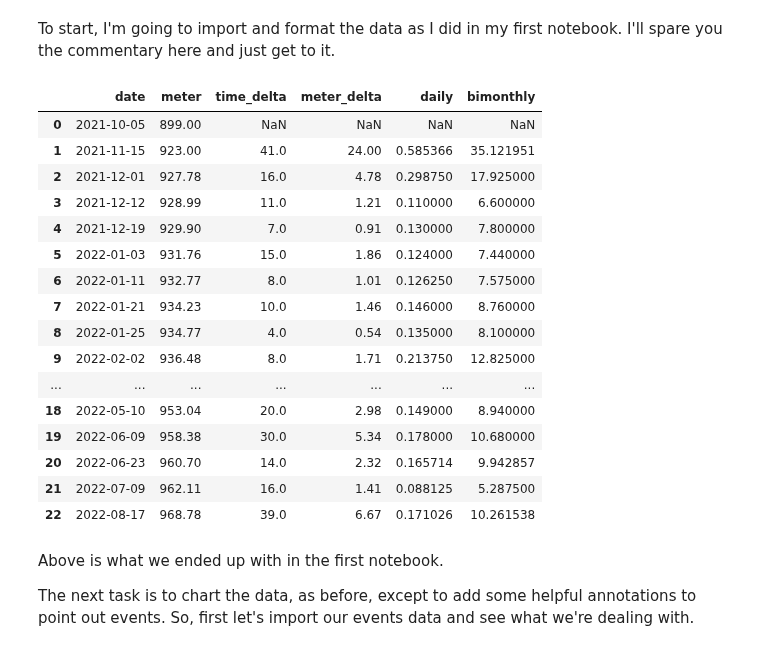
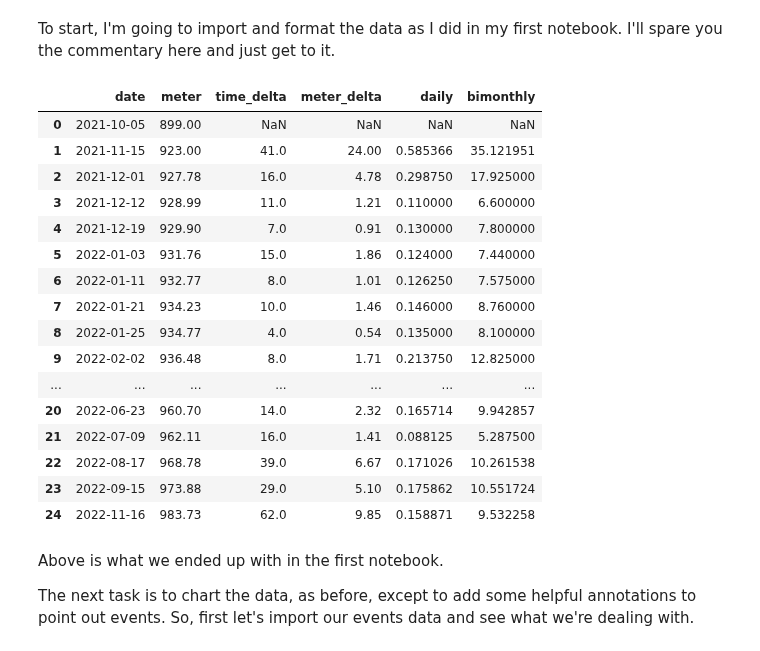
Before and after one commit to zrottman/data-exploration, a Jupyter notebook: water/02_events.ipynb, the cells around one changed output. Saved outputs shown, nothing was run; the diff lists cells and outputs as text; code cells hidden in the pictures.

```diff
--- a/water/02_events.ipynb
+++ b/water/02_events.ipynb
@@ -10,39 +10,39 @@ To start, I'm going to import and format the data as I did in my first notebook.
 import numpy as np
 import matplotlib.pyplot as plt
 import pandas as pd
 import seaborn as sns
 
 # Read data and convert date data to pandas datetime object
-meter = pd.read_csv('../data/water.csv')
+meter = pd.read_csv('data/water.csv')
 meter.date = pd.to_datetime(meter.date)
 
 # Add columns for calculating the deltas
 meter['time_delta'] = meter.date.diff().dt.days
 meter['meter_delta'] = meter.meter.diff()
 
 # Add columns for average daily usage and projected 60-day usage
 meter['daily'] = meter.meter_delta / meter.time_delta
 meter['bimonthly'] = meter.daily * 60
 
 meter
 # %% [output]
 |  | date | meter | time_delta | meter_delta | daily | bimonthly |
 | 0 | 2021-10-05 | 899.00 | NaN | NaN | NaN | NaN |
 | 1 | 2021-11-15 | 923.00 | 41.0 | 24.00 | 0.585366 | 35.121951 |
 | 2 | 2021-12-01 | 927.78 | 16.0 | 4.78 | 0.298750 | 17.925000 |
 | 3 | 2021-12-12 | 928.99 | 11.0 | 1.21 | 0.110000 | 6.600000 |
 | 4 | 2021-12-19 | 929.90 | 7.0 | 0.91 | 0.130000 | 7.800000 |
 | 5 | 2022-01-03 | 931.76 | 15.0 | 1.86 | 0.124000 | 7.440000 |
 | 6 | 2022-01-11 | 932.77 | 8.0 | 1.01 | 0.126250 | 7.575000 |
 | 7 | 2022-01-21 | 934.23 | 10.0 | 1.46 | 0.146000 | 8.760000 |
 | 8 | 2022-01-25 | 934.77 | 4.0 | 0.54 | 0.135000 | 8.100000 |
 | 9 | 2022-02-02 | 936.48 | 8.0 | 1.71 | 0.213750 | 12.825000 |
 | ... | ... | ... | ... | ... | ... | ... |
-| 18 | 2022-05-10 | 953.04 | 20.0 | 2.98 | 0.149000 | 8.940000 |
-| 19 | 2022-06-09 | 958.38 | 30.0 | 5.34 | 0.178000 | 10.680000 |
 | 20 | 2022-06-23 | 960.70 | 14.0 | 2.32 | 0.165714 | 9.942857 |
 | 21 | 2022-07-09 | 962.11 | 16.0 | 1.41 | 0.088125 | 5.287500 |
 | 22 | 2022-08-17 | 968.78 | 39.0 | 6.67 | 0.171026 | 10.261538 |
+| 23 | 2022-09-15 | 973.88 | 29.0 | 5.10 | 0.175862 | 10.551724 |
+| 24 | 2022-11-16 | 983.73 | 62.0 | 9.85 | 0.158871 | 9.532258 |
 # %% [markdown]
 Above is what we ended up with in the first notebook.
 
```
Also changed, not shown: parts of 6 cells of this notebook, 1 other file.
